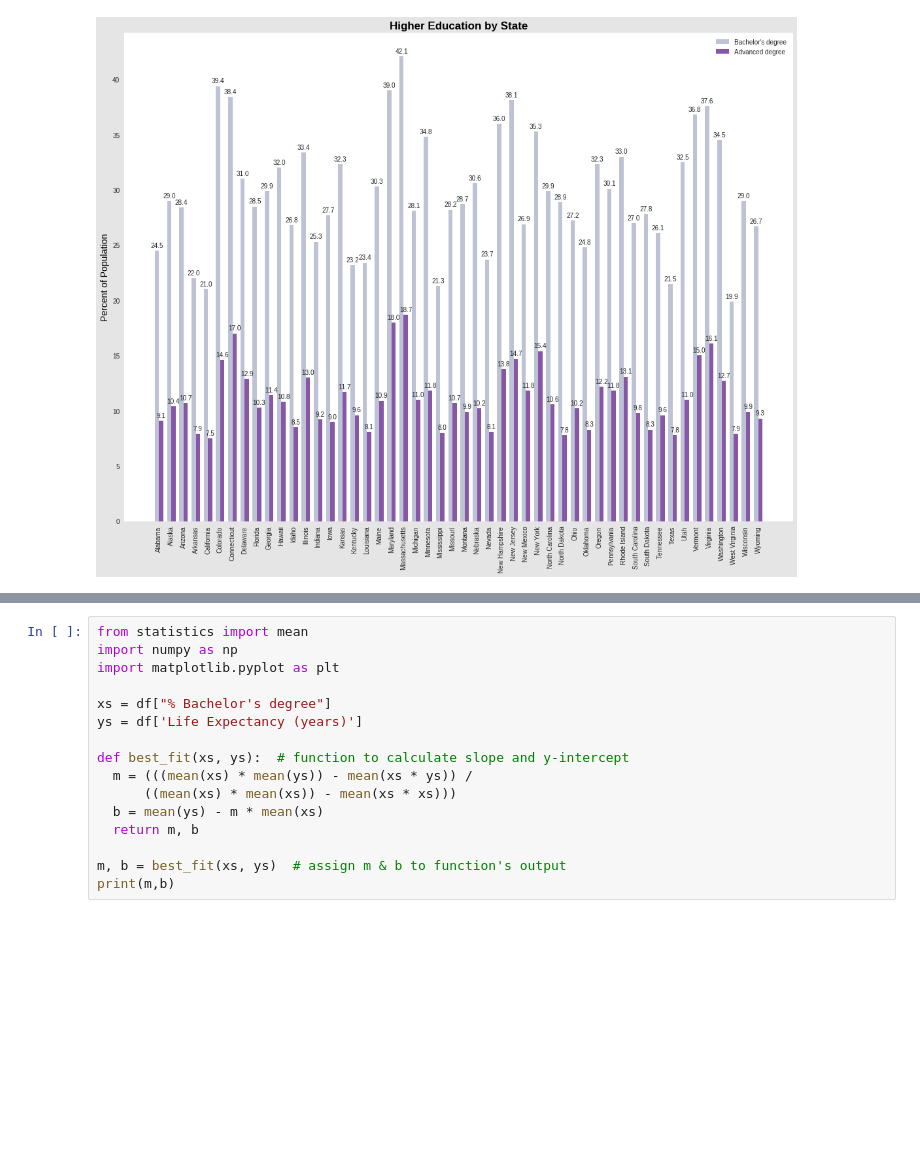
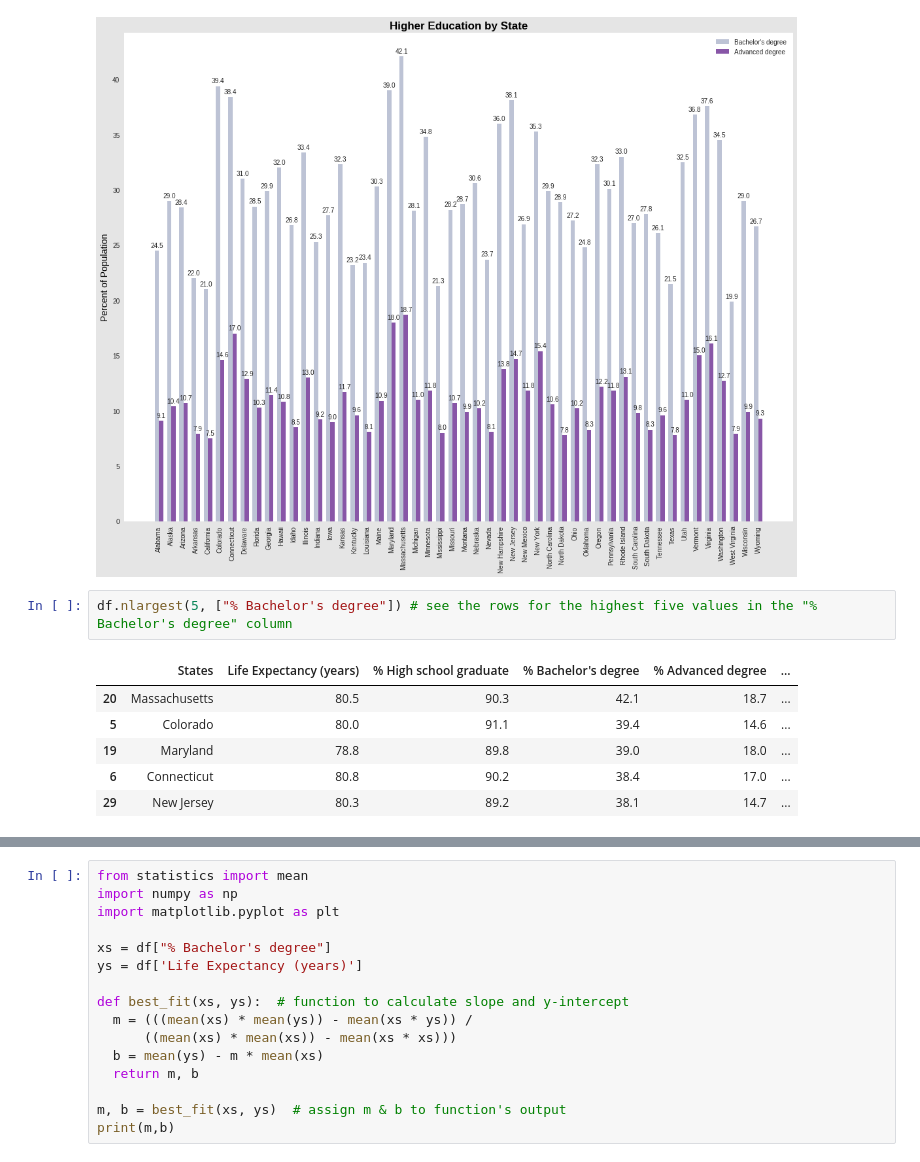
Before and after one commit to tatianaportsova/-Life-Expectancy.-USA-Project, a Jupyter notebook: Untitled3.ipynb, the cells around one changed output, grey strips where cells are left out. Saved outputs shown, nothing was run; the diff lists cells and outputs as text; blank space fills up the shorter version.

Commit message:
checks for 5 top & bottom values

```diff
--- a/Untitled3.ipynb
+++ b/Untitled3.ipynb
@@ -248,3 +248,12 @@ fig.set_facecolor('#E5E5E5')
 plt.show()
 # %% [output]
 [figure]
+# %%
+df.nlargest(5, ["% Bachelor's degree"]) # see the rows for the highest five values in the "% Bachelor's degree" column
+# %% [output]
+|  | States | Life Expectancy (years) | % High school graduate | % Bachelor's degree | % Advanced degree | ... |
+| 20 | Massachusetts | 80.5 | 90.3 | 42.1 | 18.7 | ... |
+| 5 | Colorado | 80.0 | 91.1 | 39.4 | 14.6 | ... |
+| 19 | Maryland | 78.8 | 89.8 | 39.0 | 18.0 | ... |
+| 6 | Connecticut | 80.8 | 90.2 | 38.4 | 17.0 | ... |
+| 29 | New Jersey | 80.3 | 89.2 | 38.1 | 14.7 | ... |
```
Also changed, not shown: parts of 3 cells of this notebook.
